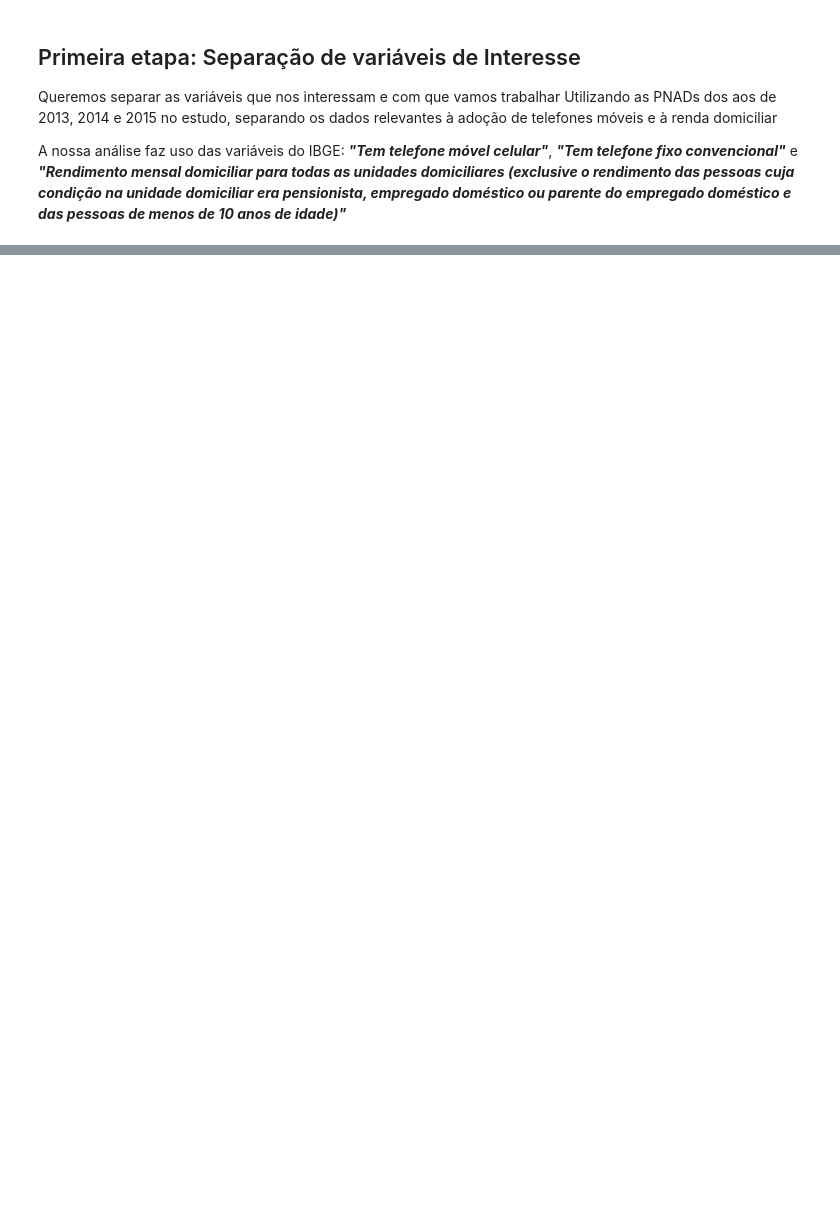
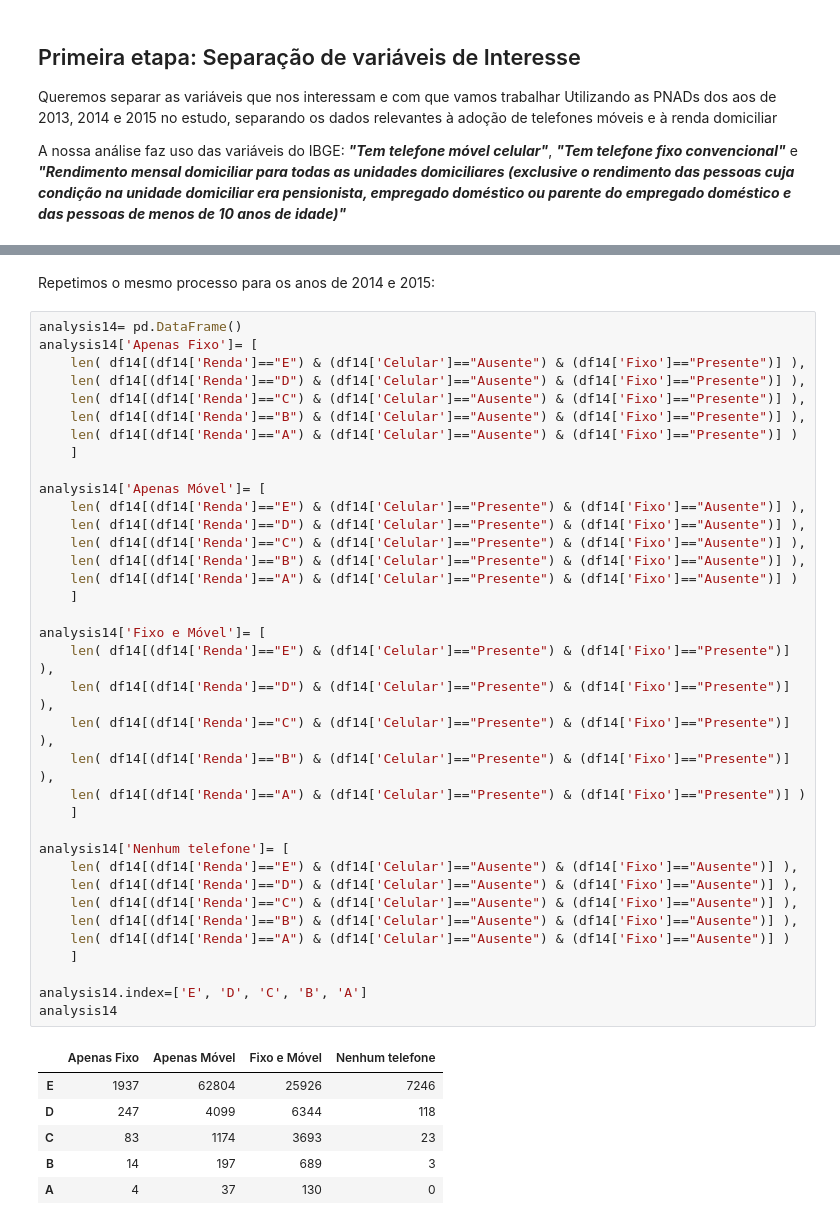
Before and after one commit to Yiaannn/CD17, a Jupyter notebook: Projeto 1/Projeto1 Layout.ipynb, the cells around one changed output, grey strips where cells are left out. Saved outputs shown, nothing was run; the diff lists cells and outputs as text; blank space fills up the shorter version.

```diff
--- a/Projeto 1/Projeto1 Layout.ipynb
+++ b/Projeto 1/Projeto1 Layout.ipynb
@@ -166,0 +170,45 @@ See the caveats in the documentation: http://pandas.pydata.org/pandas-docs/stabl
+# %% [markdown]
+Repetimos o mesmo processo para os anos de 2014 e 2015:
+# %%
+analysis14= pd.DataFrame()
+analysis14['Apenas Fixo']= [
+    len( df14[(df14['Renda']=="E") & (df14['Celular']=="Ausente") & (df14['Fixo']=="Presente")] ),
+    len( df14[(df14['Renda']=="D") & (df14['Celular']=="Ausente") & (df14['Fixo']=="Presente")] ),
+    len( df14[(df14['Renda']=="C") & (df14['Celular']=="Ausente") & (df14['Fixo']=="Presente")] ),
+    len( df14[(df14['Renda']=="B") & (df14['Celular']=="Ausente") & (df14['Fixo']=="Presente")] ),
+    len( df14[(df14['Renda']=="A") & (df14['Celular']=="Ausente") & (df14['Fixo']=="Presente")] )
+    ]
+
+analysis14['Apenas Móvel']= [
+    len( df14[(df14['Renda']=="E") & (df14['Celular']=="Presente") & (df14['Fixo']=="Ausente")] ),
+    len( df14[(df14['Renda']=="D") & (df14['Celular']=="Presente") & (df14['Fixo']=="Ausente")] ),
+    len( df14[(df14['Renda']=="C") & (df14['Celular']=="Presente") & (df14['Fixo']=="Ausente")] ),
+    len( df14[(df14['Renda']=="B") & (df14['Celular']=="Presente") & (df14['Fixo']=="Ausente")] ),
+    len( df14[(df14['Renda']=="A") & (df14['Celular']=="Presente") & (df14['Fixo']=="Ausente")] )
+    ]
+
+analysis14['Fixo e Móvel']= [
+    len( df14[(df14['Renda']=="E") & (df14['Celular']=="Presente") & (df14['Fixo']=="Presente")] ),
+    len( df14[(df14['Renda']=="D") & (df14['Celular']=="Presente") & (df14['Fixo']=="Presente")] ),
+    len( df14[(df14['Renda']=="C") & (df14['Celular']=="Presente") & (df14['Fixo']=="Presente")] ),
+    len( df14[(df14['Renda']=="B") & (df14['Celular']=="Presente") & (df14['Fixo']=="Presente")] ),
+    len( df14[(df14['Renda']=="A") & (df14['Celular']=="Presente") & (df14['Fixo']=="Presente")] )
+    ]
+
+analysis14['Nenhum telefone']= [
+    len( df14[(df14['Renda']=="E") & (df14['Celular']=="Ausente") & (df14['Fixo']=="Ausente")] ),
+    len( df14[(df14['Renda']=="D") & (df14['Celular']=="Ausente") & (df14['Fixo']=="Ausente")] ),
+    len( df14[(df14['Renda']=="C") & (df14['Celular']=="Ausente") & (df14['Fixo']=="Ausente")] ),
+    len( df14[(df14['Renda']=="B") & (df14['Celular']=="Ausente") & (df14['Fixo']=="Ausente")] ),
+    len( df14[(df14['Renda']=="A") & (df14['Celular']=="Ausente") & (df14['Fixo']=="Ausente")] )
+    ]
+
+analysis14.index=['E', 'D', 'C', 'B', 'A']
+analysis14
+# %% [output]
+|  | Apenas Fixo | Apenas Móvel | Fixo e Móvel | Nenhum telefone |
+| E | 1937 | 62804 | 25926 | 7246 |
+| D | 247 | 4099 | 6344 | 118 |
+| C | 83 | 1174 | 3693 | 23 |
+| B | 14 | 197 | 689 | 3 |
+| A | 4 | 37 | 130 | 0 |
```
Also changed, not shown: parts of 21 cells of this notebook.
